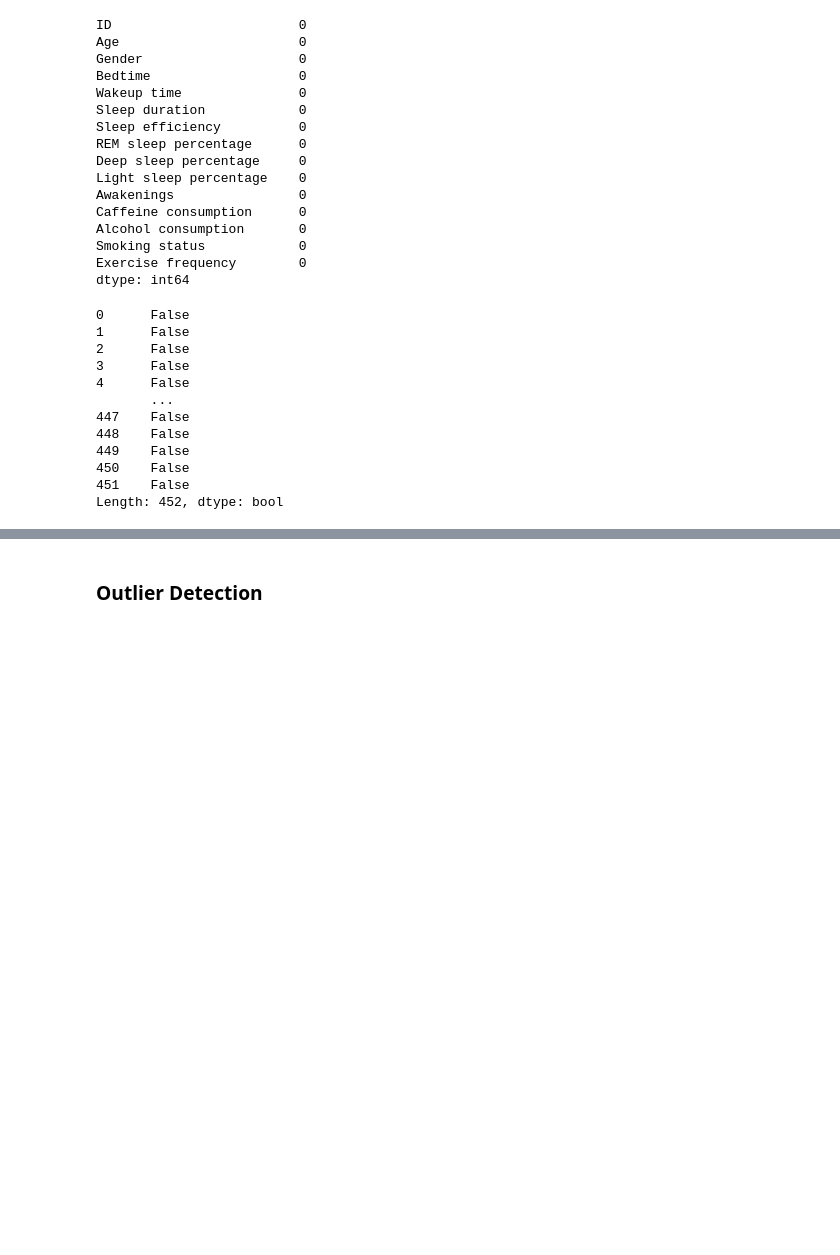
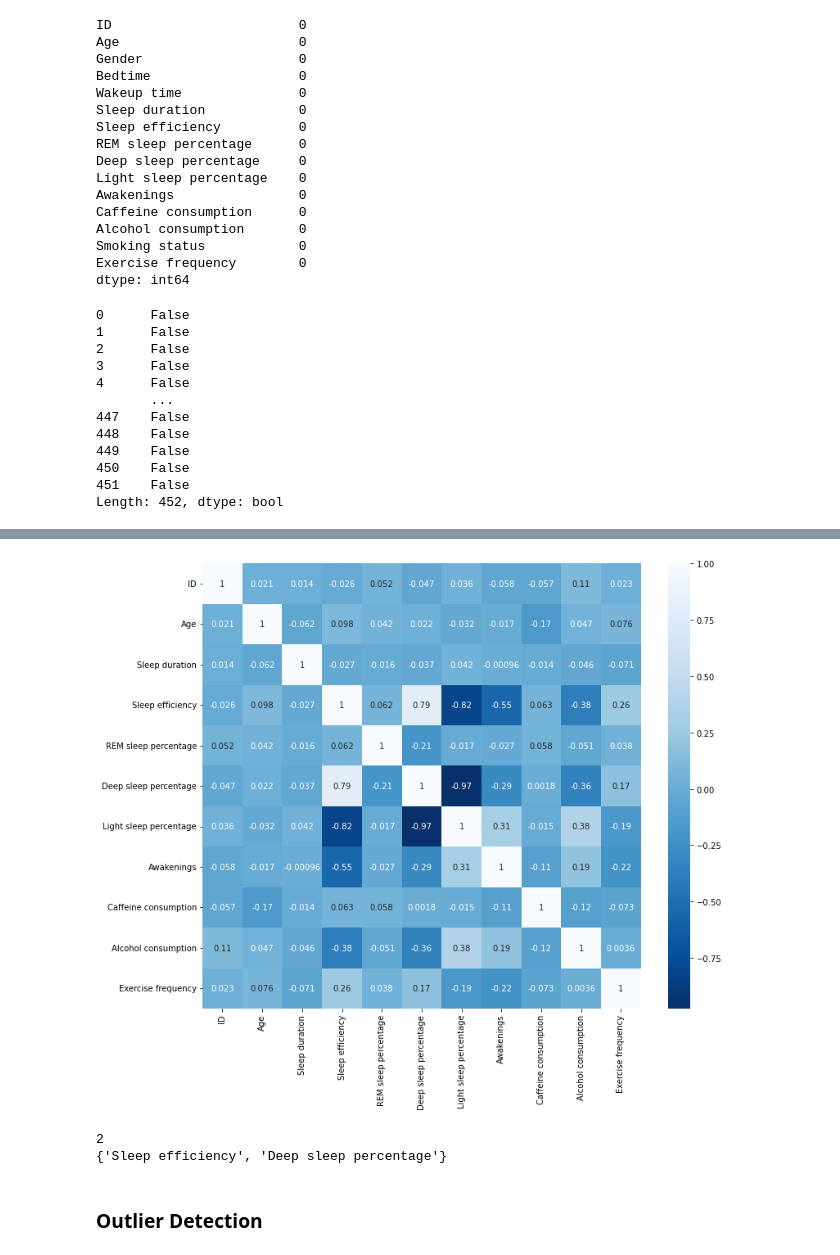
Before and after one commit to malavikasreekumar/Data-Cleaning, a Jupyter notebook: Sleep.ipynb, the cells around one changed output, grey strips where cells are left out. Cells and saved outputs as stored; diff of their text form; code cells hidden in the pictures; blank space fills up the shorter version.

Commit message:
Correlation added
Correlation added found 2 attributes which can be dropped.

```diff
--- a/Sleep.ipynb
+++ b/Sleep.ipynb
@@ -86,0 +104,8 @@ Length: 452, dtype: bool
+# %%
+import seaborn as sns
+plt.figure(figsize=(12,10))
+corr_rel=df.corr()
+sns.heatmap(corr_rel,annot=True,cmap=plt.cm.Blues_r)
+plt.show()
+# %% [output]
+[figure, added]
@@ -86,0 +123,8 @@ Length: 452, dtype: bool
+# %%
+corr_features = corre(df, 0.7)
+co_features_len=len(set(corr_features))
+print(co_features_len)
+print(corr_features)
+# %% [output]
+2
+{'Sleep efficiency', 'Deep sleep percentage'}
```
Also changed, not shown: parts of 5 cells of this notebook.
